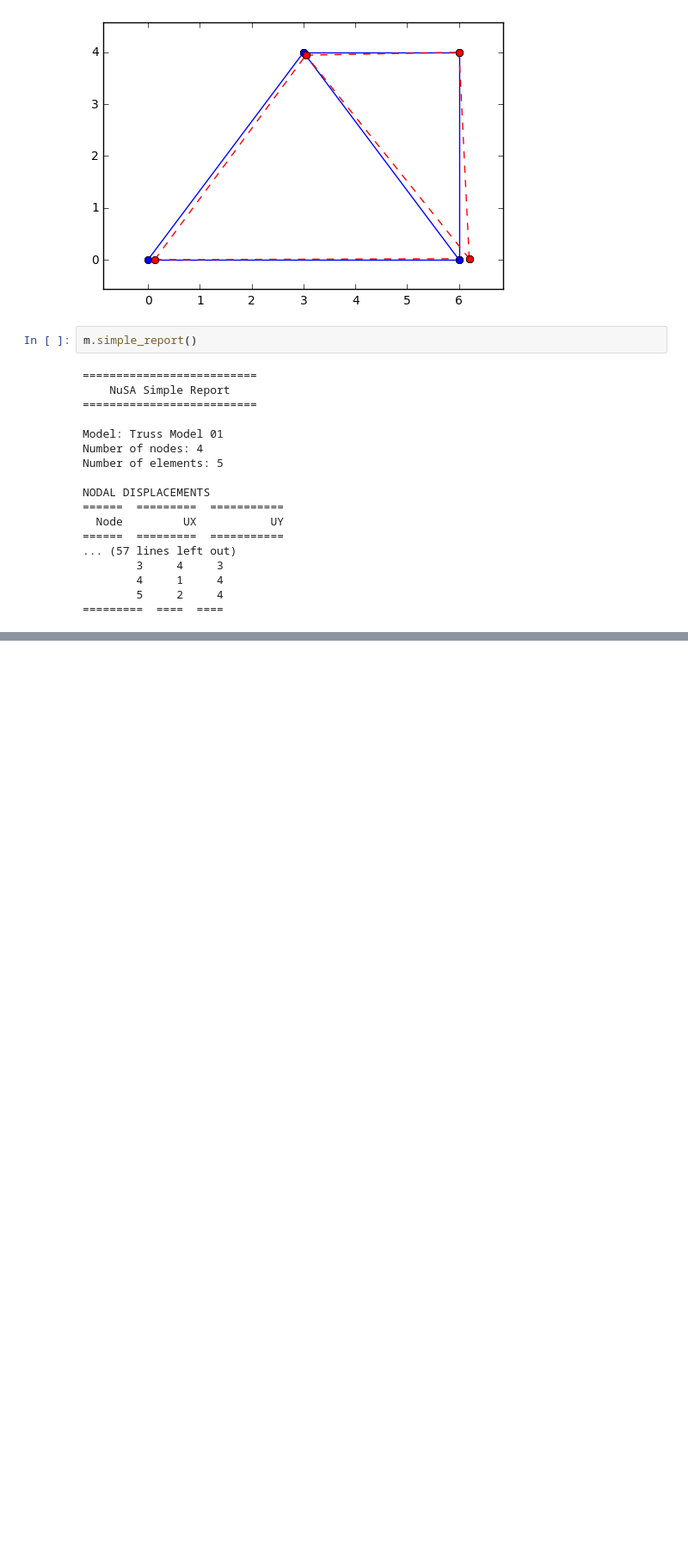
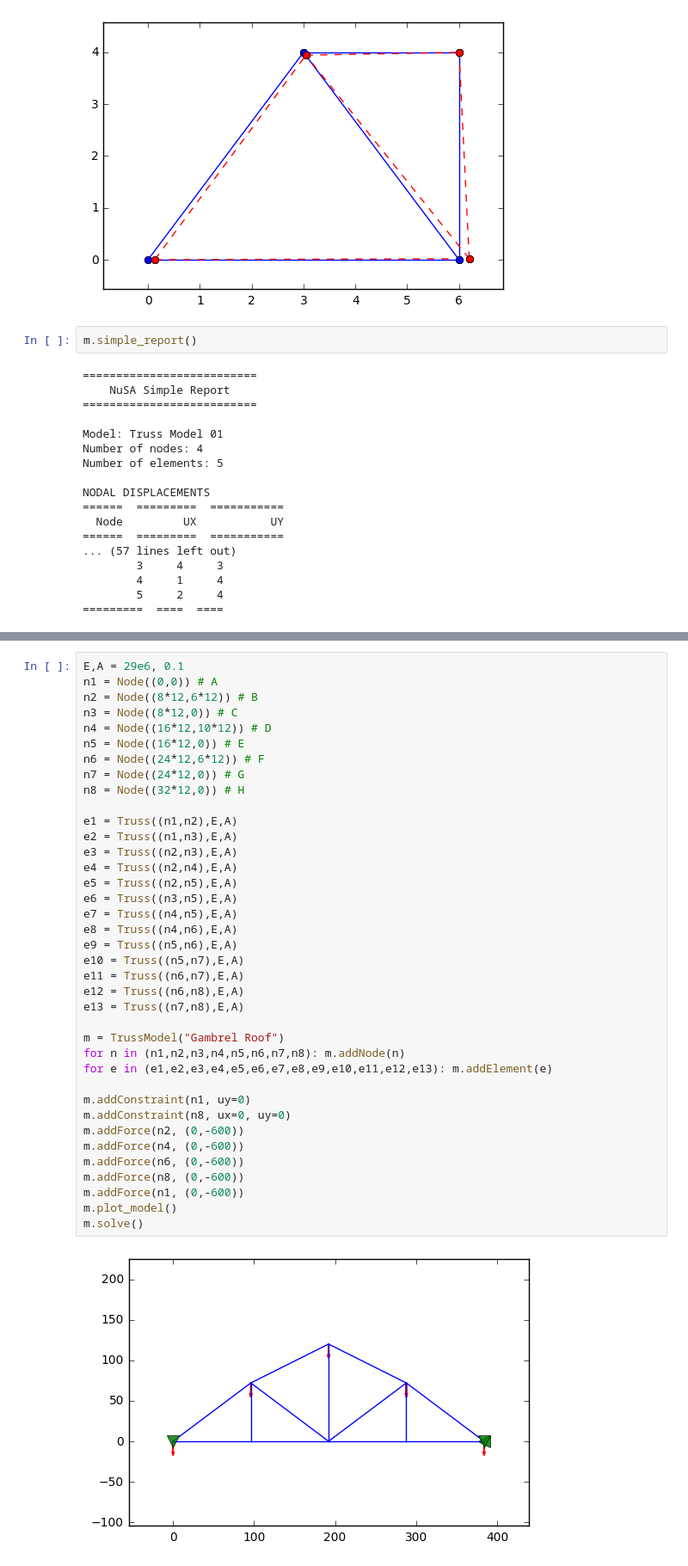
Before and after one commit to JorgeDeLosSantos/nusa, a Jupyter notebook: docs/nusa-info/es/truss-element.ipynb, the cells around one changed output, grey strips where cells are left out. Shown at 86% size. Cells and saved outputs as stored; diff of their text form; blank space fills up the shorter version.

```diff
--- a/docs/nusa-info/es/truss-element.ipynb
+++ b/docs/nusa-info/es/truss-element.ipynb
@@ -134,0 +147,40 @@ NODAL DISPLACEMENTS
+# %%
+E,A = 29e6, 0.1
+n1 = Node((0,0)) # A
+n2 = Node((8*12,6*12)) # B
+n3 = Node((8*12,0)) # C
+n4 = Node((16*12,10*12)) # D
+n5 = Node((16*12,0)) # E
+n6 = Node((24*12,6*12)) # F
+n7 = Node((24*12,0)) # G
+n8 = Node((32*12,0)) # H
+
+e1 = Truss((n1,n2),E,A)
+e2 = Truss((n1,n3),E,A)
+e3 = Truss((n2,n3),E,A)
+e4 = Truss((n2,n4),E,A)
+e5 = Truss((n2,n5),E,A)
+e6 = Truss((n3,n5),E,A)
+e7 = Truss((n4,n5),E,A)
+e8 = Truss((n4,n6),E,A)
+e9 = Truss((n5,n6),E,A)
+e10 = Truss((n5,n7),E,A)
+e11 = Truss((n6,n7),E,A)
+e12 = Truss((n6,n8),E,A)
+e13 = Truss((n7,n8),E,A)
+
+m = TrussModel("Gambrel Roof")
+for n in (n1,n2,n3,n4,n5,n6,n7,n8): m.addNode(n)
+for e in (e1,e2,e3,e4,e5,e6,e7,e8,e9,e10,e11,e12,e13): m.addElement(e)
+
+m.addConstraint(n1, uy=0)
+m.addConstraint(n8, ux=0, uy=0)
+m.addForce(n2, (0,-600))
+m.addForce(n4, (0,-600))
+m.addForce(n6, (0,-600))
+m.addForce(n8, (0,-600))
+m.addForce(n1, (0,-600))
+m.plot_model()
+m.solve()
+# %% [output]
+[figure, added]
```
Also changed, not shown: parts of 11 cells of this notebook, 15 other files.
